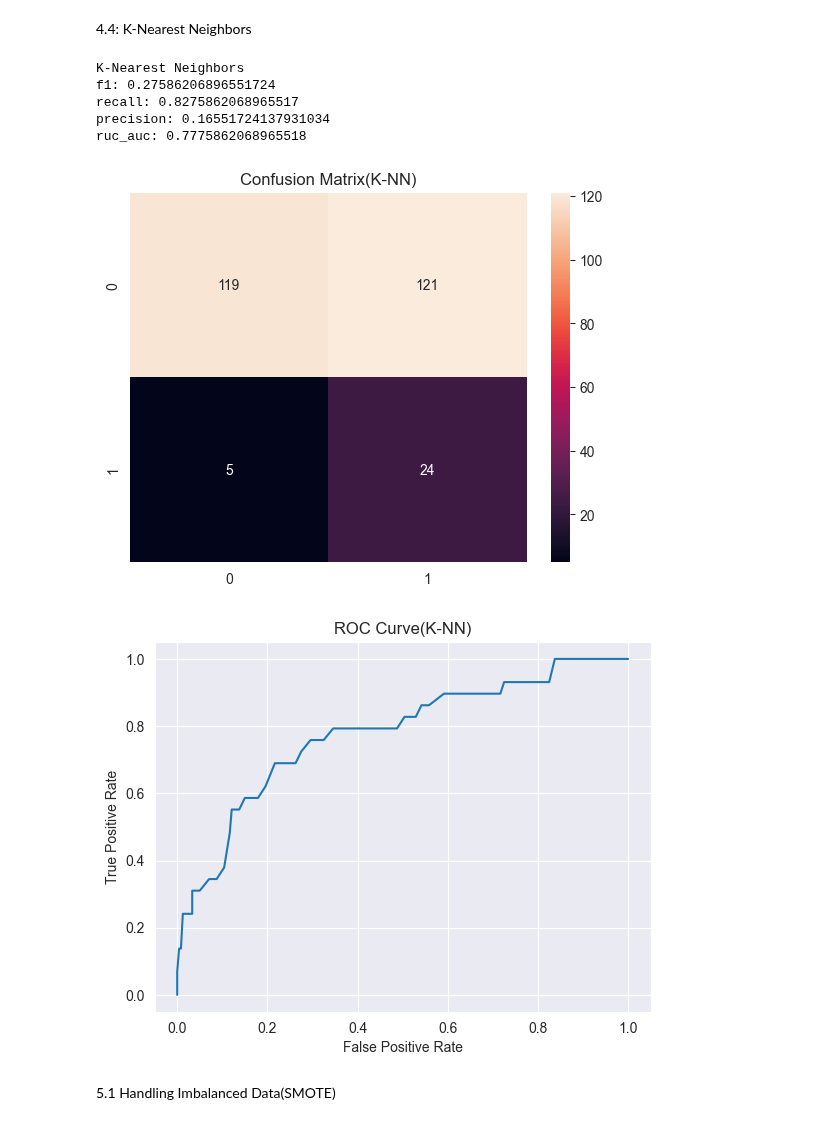
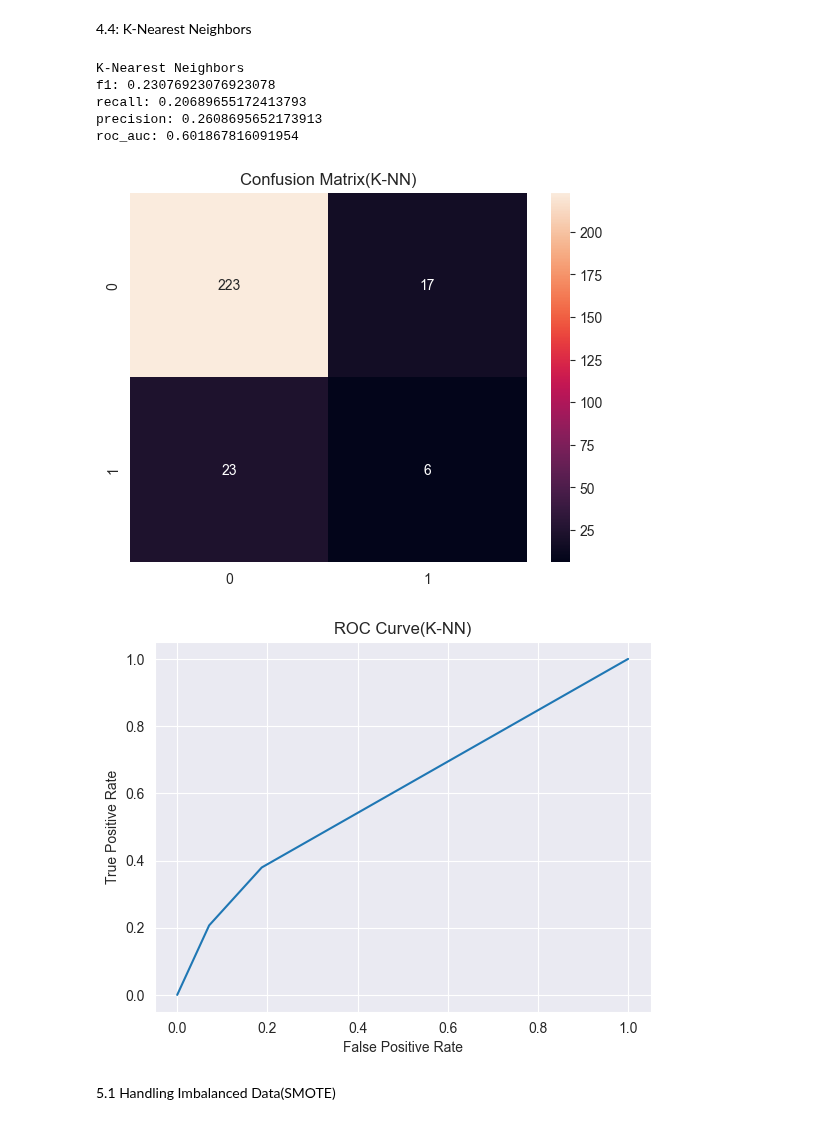
Before and after one commit to MohammadMahdiRazavi/Machine-Learning-Course, a Jupyter notebook: Assignment4/Employee Attrition.ipynb, the cells around one changed output. Drawn from its saved outputs; the diff is of its cells as text; code cells hidden in the pictures.

```diff
--- a/Assignment4/Employee Attrition.ipynb
+++ b/Assignment4/Employee Attrition.ipynb
@@ -251,39 +227,55 @@ roc_auc: 0.8566091954022989
 # %% [markdown]
 4.4: K-Nearest Neighbors
 # %%
-knn = KNeighborsClassifier(n_neighbors=100)
+knn = KNeighborsClassifier()
+
 sm = SMOTE()
 x_res, y_res = sm.fit_resample(x_train, y_train)
-knn.fit(x_res, y_res)
-y_pred_knn = knn.predict(x_test)
+
+param_gird = {
+    'n_neighbors': range(1, 11),
+    'weights': ['uniform', 'distance'],
+    'metric': ['euclidean', 'manhattan'],
+}
+
+gird_knn = GridSearchCV(
+    estimator=knn,
+    param_grid=param_gird,
+    scoring='f1',
+    cv=5,
+    n_jobs=-1
+)
+
+gird_knn.fit(x_res, y_res)
+y_pred_knn = gird_knn.predict(x_test)
 
 print('K-Nearest Neighbors')
 print(f'f1: {f1_score(y_test, y_pred_knn)}')
 print(f'recall: {recall_score(y_test, y_pred_knn)}')
 print(f'precision: {precision_score(y_test, y_pred_knn)}')
-print(f'roc_auc: {roc_auc_score(y_test, knn.predict_proba(x_test)[:, 1])}')
+print(f'roc_auc: {roc_auc_score(y_test, gird_knn.predict_proba(x_test)[:, 1])}')
 
 
 sns.heatmap(confusion_matrix(y_test, y_pred_knn), annot=True, fmt='d')
 plt.title('Confusion Matrix(K-NN)')
 plt.show()
 
 
-fpr, tpr, thresholds = roc_curve(y_test, knn.predict_proba(x_test)[:, 1])
+fpr, tpr, thresholds = roc_curve(y_test, gird_knn.predict_proba(x_test)[:, 1])
 plt.plot(fpr, tpr)
 plt.title('ROC Curve(K-NN)')
 plt.xlabel('False Positive Rate')
 plt.ylabel('True Positive Rate')
 plt.grid(True)
 plt.show()
 # %% [output]
 K-Nearest Neighbors
-f1: 0.27586206896551724
-recall: 0.8275862068965517
-precision: 0.16551724137931034
-ruc_auc: 0.7775862068965518
+f1: 0.23076923076923078
+recall: 0.20689655172413793
+precision: 0.2608695652173913
+roc_auc: 0.601867816091954
-[figure, old version]
+[figure, new version]
-[figure, old version]
+[figure, new version]
 # %% [markdown]
 5.1 Handling Imbalanced Data(SMOTE)
 # %%
```
Also changed, not shown: parts of 12 cells of this notebook.
